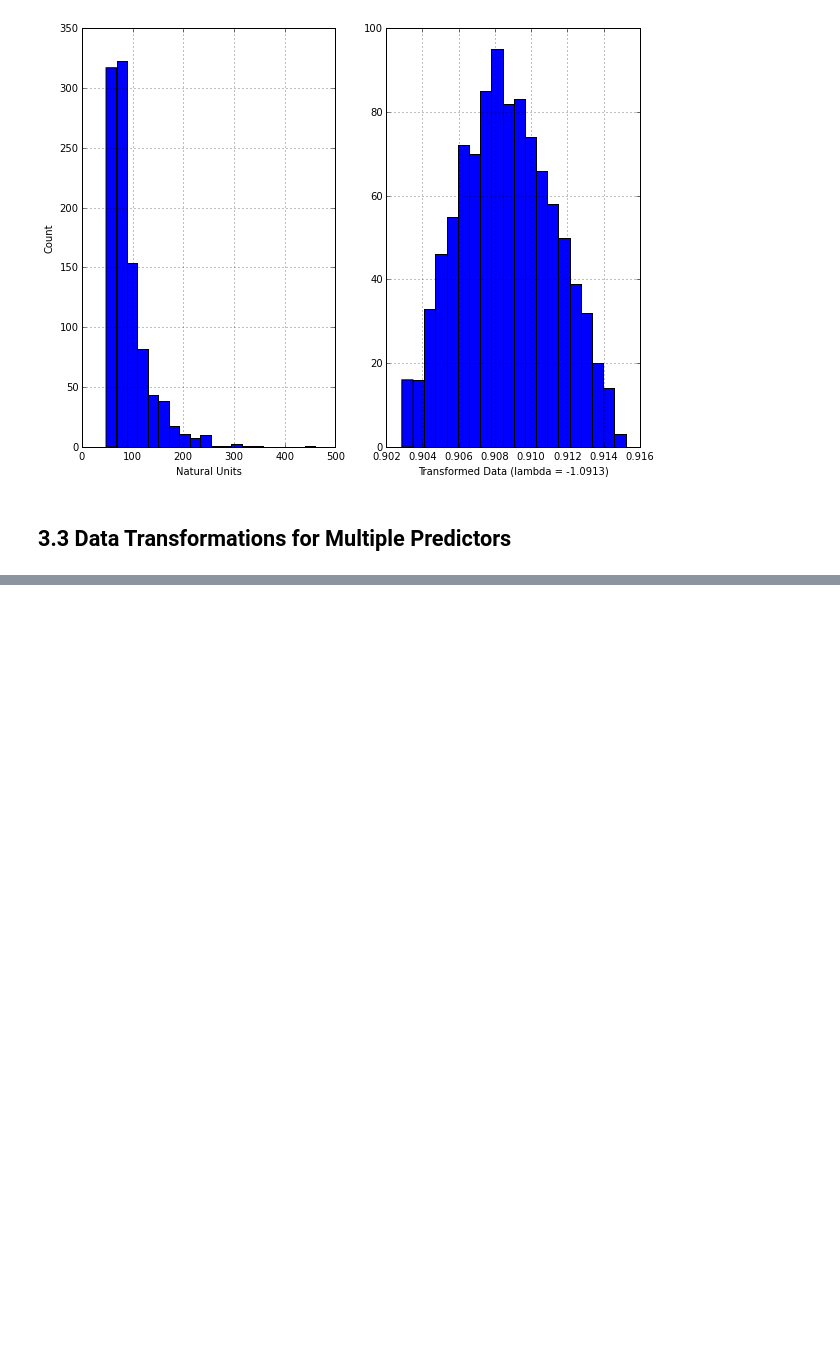
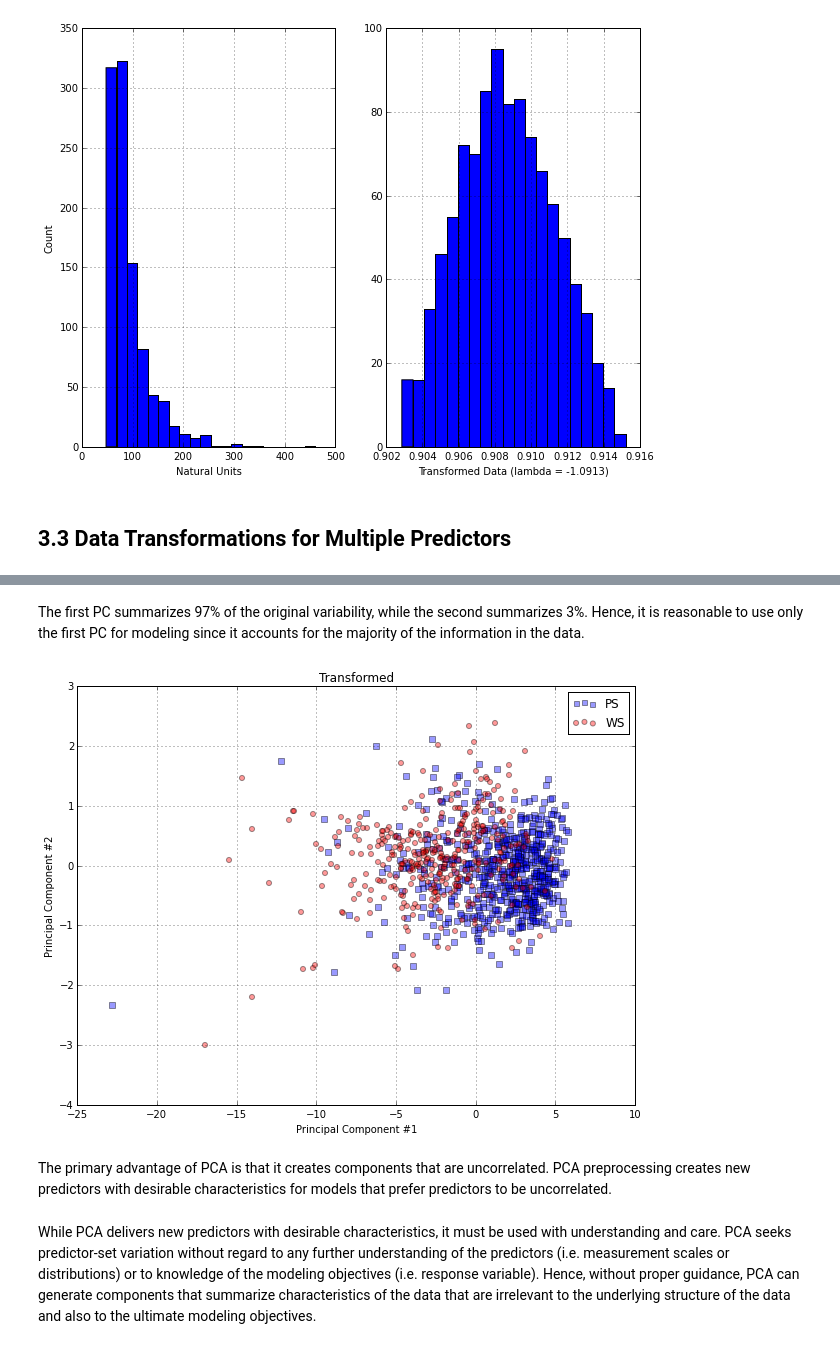
Before and after one commit to LeiG/Applied-Predictive-Modeling-with-Python, a Jupyter notebook: notebooks/Chapter 3.ipynb, the cells around one changed output, grey strips where cells are left out. Drawn from its saved outputs; the diff is of its cells as text; code cells hidden in the pictures; blank space fills up the shorter version.

```diff
--- a/notebooks/Chapter 3.ipynb
+++ b/notebooks/Chapter 3.ipynb
@@ -144,0 +241,28 @@ ax2.set_xlabel('Transformed Data (lambda = {:1.4f})'.format(boxcox(cell_train['P
+# %% [markdown]
+The first PC summarizes 97% of the original variability, while the second summarizes 3%. Hence, it is reasonable to use only the first PC for modeling since it accounts for the majority of the information in the data.
+# %%
+cell_train_subset_pca = pca.transform(cell_train_subset[['FiberWidthCh1', 'EntropyIntenCh1']])
+
+colors = ['b', 'r']
+markers = ['s', 'o']
+c = ['PS', 'WS']
+for k, m in enumerate(colors):
+    i = np.where(cell_train_subset['Class'] == c[k])[0]
+    if k == 0:
+        plt.scatter(cell_train_subset_pca[i, 0], cell_train_subset_pca[i, 1],
+                    c=m, marker=markers[k], alpha=0.4, s=26, label='PS')
+    else:
+        plt.scatter(cell_train_subset_pca[i, 0], cell_train_subset_pca[i, 1],
+                    c=m, marker=markers[k], alpha=0.4, s=26, label='WS')
+
+plt.title('Transformed')
+plt.xlabel('Principal Component #1')
+plt.ylabel('Principal Component #2')
+plt.legend(loc='upper right')
+plt.show()
+# %% [output]
+[figure, added]
+# %% [markdown]
+The primary advantage of PCA is that it creates components that are uncorrelated. PCA preprocessing creates new predictors with desirable characteristics for models that prefer predictors to be uncorrelated.
+# %% [markdown]
+While PCA delivers new predictors with desirable characteristics, it must be used with understanding and care. PCA seeks predictor-set variation without regard to any further understanding of the predictors (i.e. measurement scales or distributions) or to knowledge of the modeling objectives (i.e. response variable). Hence, without proper guidance, PCA can generate components that summarize characteristics of the data that are irrelevant to the underlying structure of the data and also to the ultimate modeling objectives.
```
Also changed, not shown: parts of 83 cells of this notebook, 2 other files.
